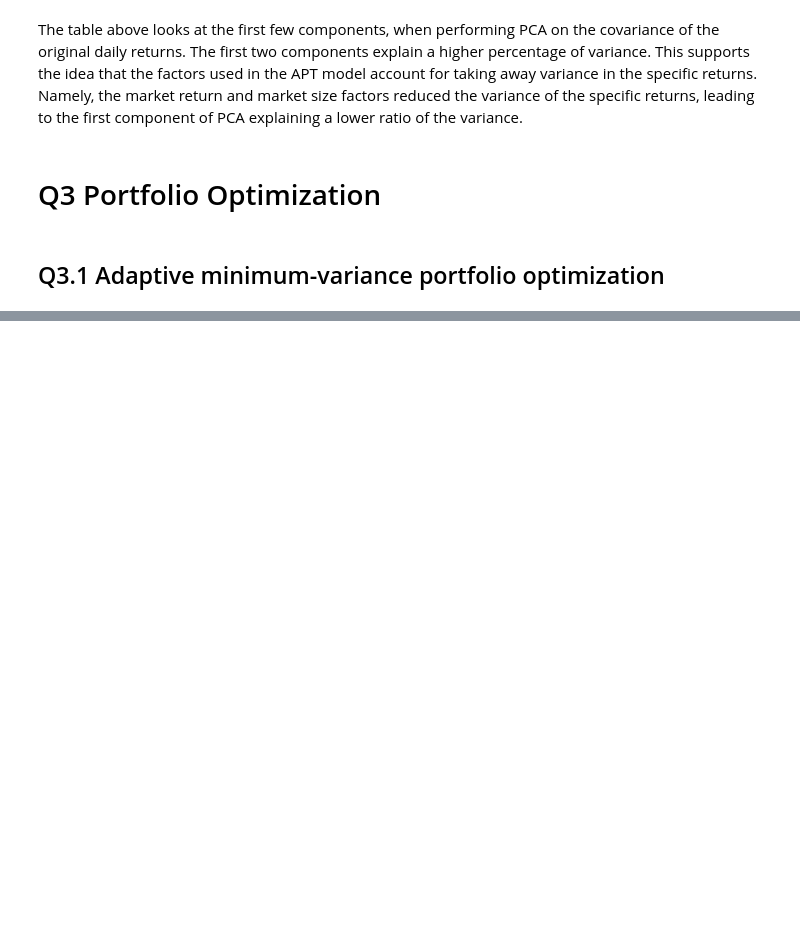
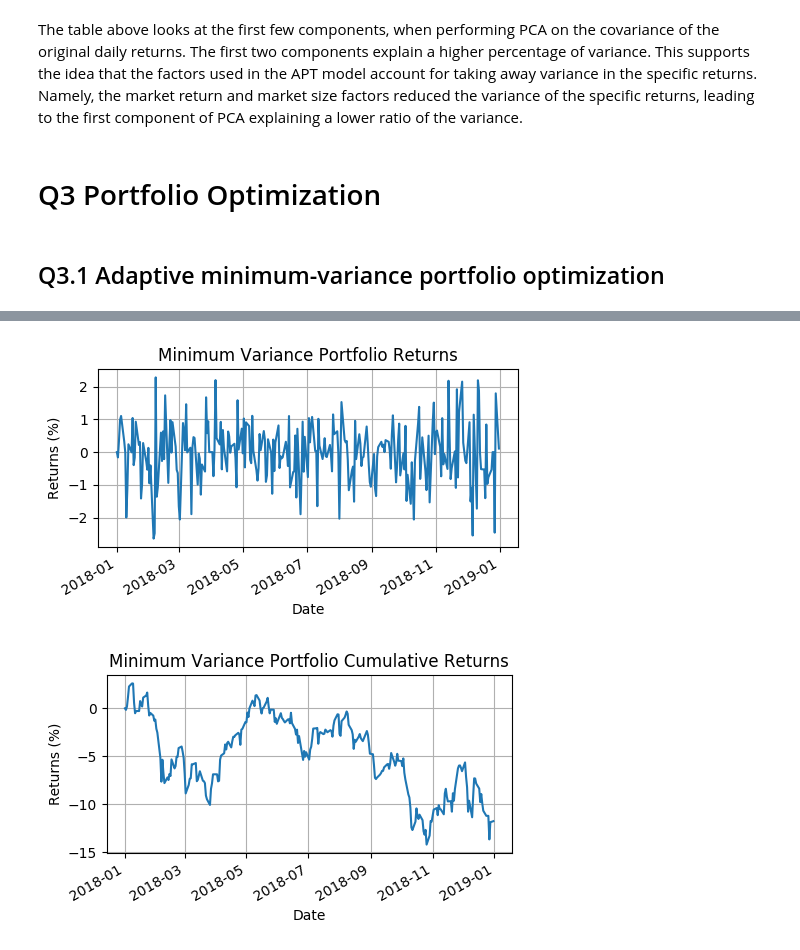
Before and after one commit to mahudu97/FSP, a Jupyter notebook: src/CW.ipynb, the cells around one changed output, grey strips where cells are left out. Drawn from its saved outputs; the diff is of its cells as text; code cells hidden in the pictures; blank space fills up the shorter version.

```diff
--- a/src/CW.ipynb
+++ b/src/CW.ipynb
@@ -1078,0 +1159,11 @@ The table above looks at the first few components, when performing PCA on the co
+# %%
+def optimal_weights(returns):
+    C = np.cov(returns, rowvar=False)
+    C_inv = np.linalg.inv(C)
+    ones = np.ones(shape=[C.shape[0]])
+
+    w_opt = ( np.dot(C_inv,ones) ) / ( np.dot(np.dot(ones.T,C_inv.T), ones) )
+
+    theo_var = 1 / ( np.dot(np.dot(ones.T,C_inv.T), ones) )
+
+    return w_opt, theo_var
@@ -1078,0 +1209,3 @@ The table above looks at the first few components, when performing PCA on the co
+# %%
+weights, theo_var = optimal_weights(df_train)
+ret_mv, var_mv, cum_ret_mv = test_portfolio(weights, df_test)
@@ -1078,0 +1216,25 @@ The table above looks at the first few components, when performing PCA on the co
+# %%
+fig, ax = plt.subplots(dpi=100, figsize=(5,3))
+ax.plot(date_axis[260:], ret_mv*100)
+# rotate and align the tick labels so they look better
+fig.autofmt_xdate()
+plt.title('Minimum Variance Portfolio Returns')
+plt.xlabel('Date')
+plt.ylabel('Returns (%)')
+plt.grid()
+plt.tight_layout()
+plt.show()
+
+fig, ax = plt.subplots(dpi=100, figsize=(5,3))
+ax.plot(date_axis[260:], cum_ret_mv*100)
+# rotate and align the tick labels so they look better
+fig.autofmt_xdate()
+plt.title('Minimum Variance Portfolio Cumulative Returns')
+plt.xlabel('Date')
+plt.ylabel('Returns (%)')
+plt.grid()
+plt.tight_layout()
+plt.show()
+# %% [output]
+[figure, added]
+[figure, added]
```
Also changed, not shown: parts of 28 cells of this notebook, 1 other file.
